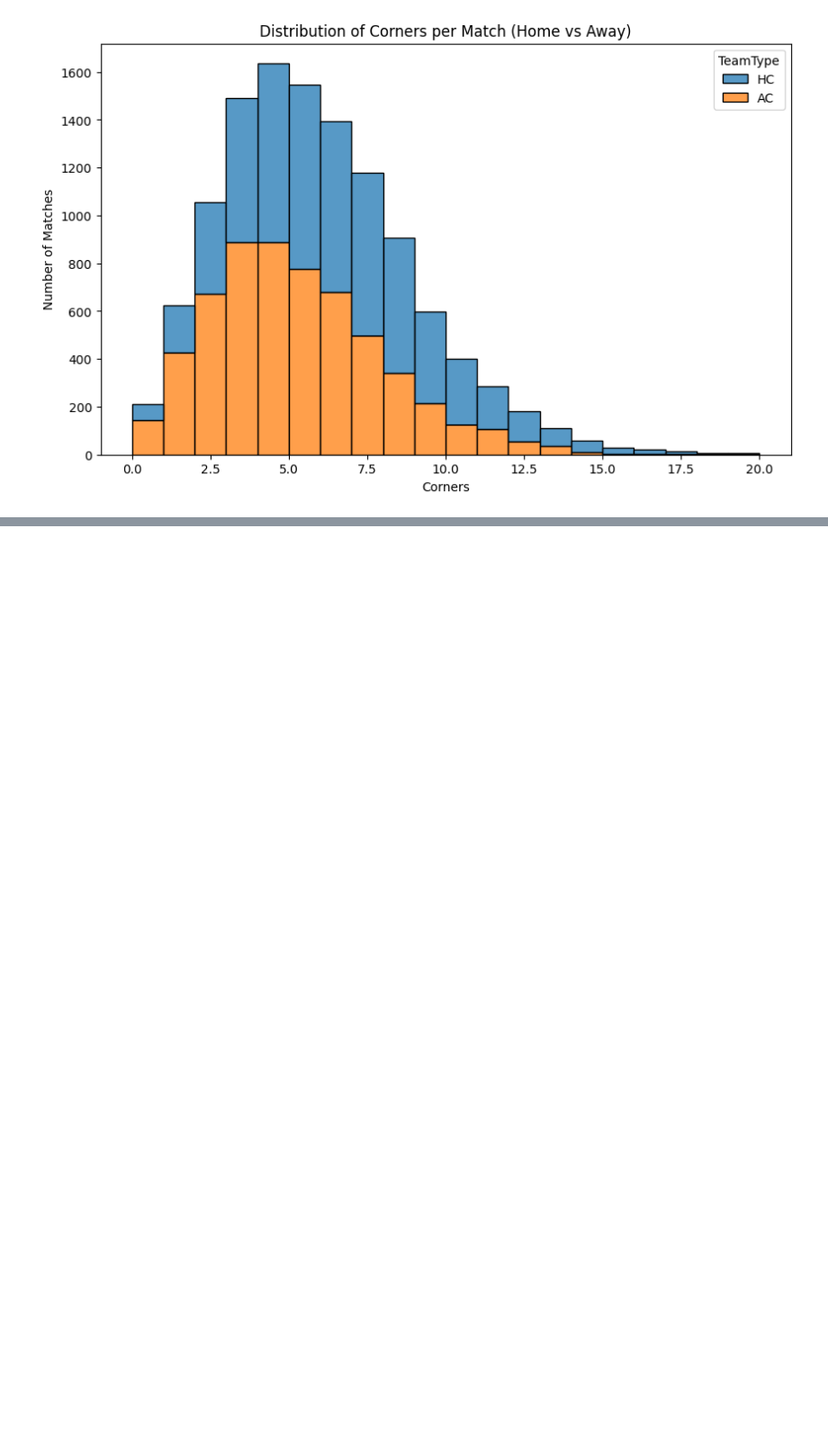
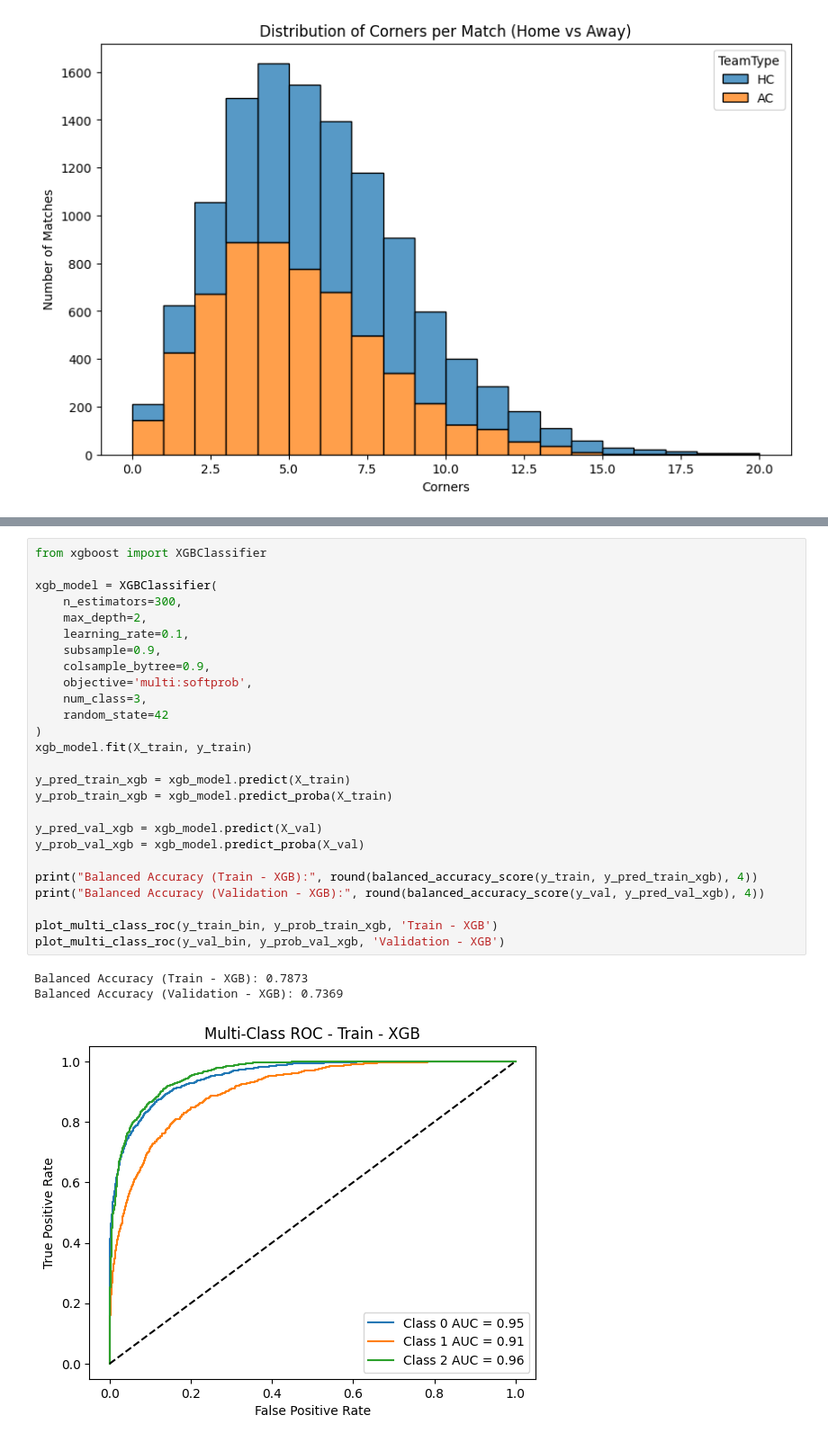
Before and after one commit to akshmaatreja/RR_project, a Jupyter notebook: notebooks/1_EDA_and_Preprocessing.ipynb, the cells around one changed output, grey strips where cells are left out. Shown at 90% size. Saved outputs shown, nothing was run; the diff lists cells and outputs as text; blank space fills up the shorter version.

```diff
--- a/notebooks/1_EDA_and_Preprocessing.ipynb
+++ b/notebooks/1_EDA_and_Preprocessing.ipynb
@@ -270,0 +508,30 @@ plt.show()
+# %%
+from xgboost import XGBClassifier
+
+xgb_model = XGBClassifier(
+    n_estimators=300,
+    max_depth=2,
+    learning_rate=0.1,
+    subsample=0.9,
+    colsample_bytree=0.9,
+    objective='multi:softprob',
+    num_class=3,
+    random_state=42
+)
+xgb_model.fit(X_train, y_train)
+
+y_pred_train_xgb = xgb_model.predict(X_train)
+y_prob_train_xgb = xgb_model.predict_proba(X_train)
+
+y_pred_val_xgb = xgb_model.predict(X_val)
+y_prob_val_xgb = xgb_model.predict_proba(X_val)
+
+print("Balanced Accuracy (Train - XGB):", round(balanced_accuracy_score(y_train, y_pred_train_xgb), 4))
+print("Balanced Accuracy (Validation - XGB):", round(balanced_accuracy_score(y_val, y_pred_val_xgb), 4))
+
+plot_multi_class_roc(y_train_bin, y_prob_train_xgb, 'Train - XGB')
+plot_multi_class_roc(y_val_bin, y_prob_val_xgb, 'Validation - XGB')
+# %% [output]
+Balanced Accuracy (Train - XGB): 0.7873
+Balanced Accuracy (Validation - XGB): 0.7369
+[figure, added]
```
Also changed, not shown: parts of 20 cells of this notebook.
